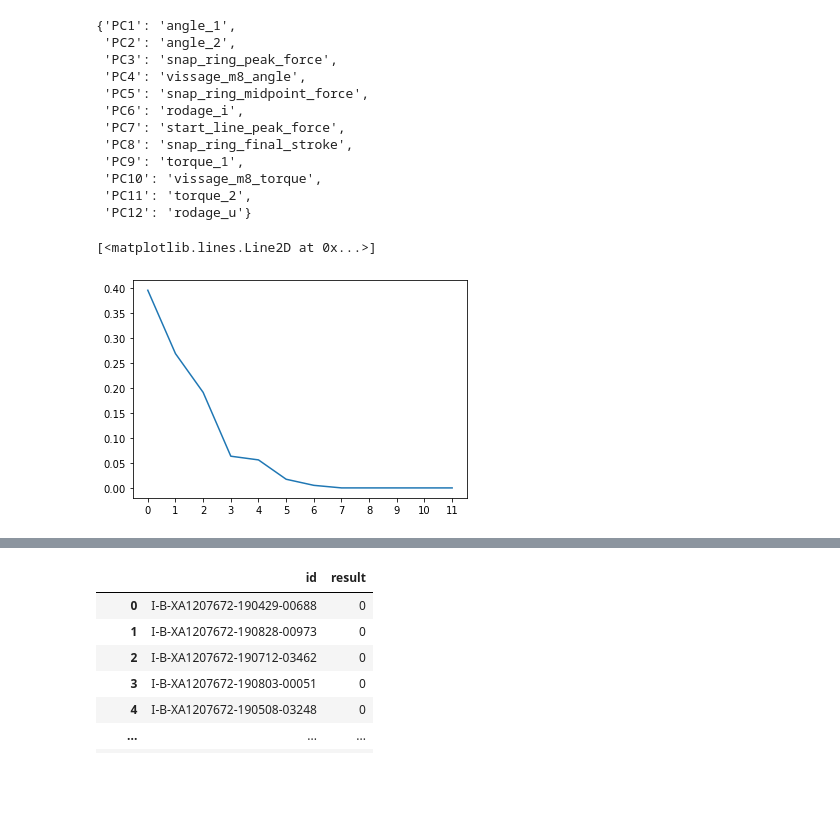
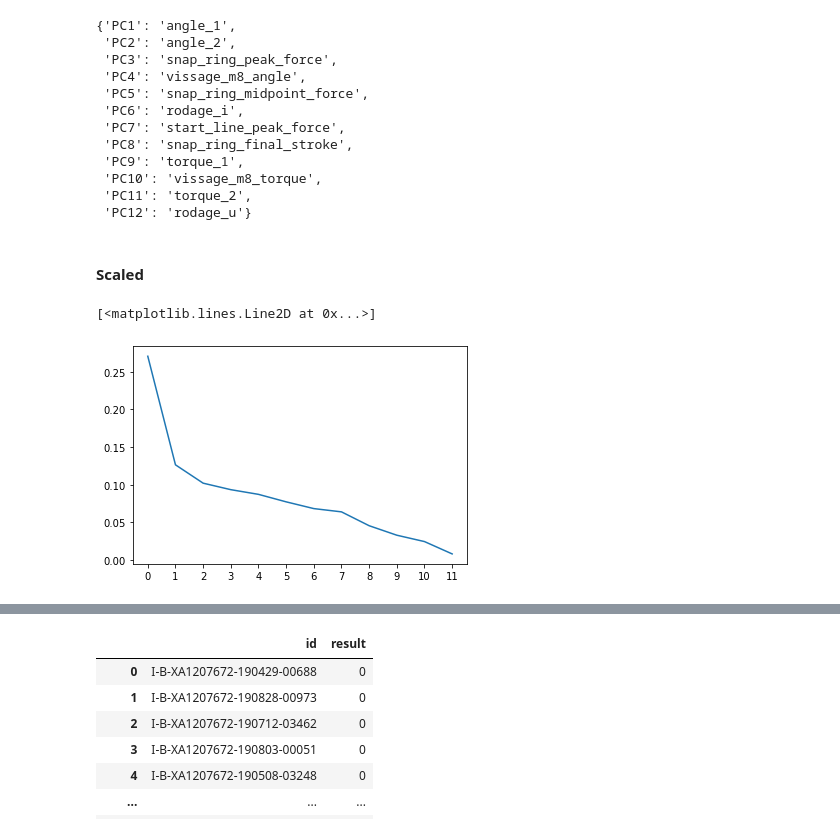
Before and after one commit to FABallemand/DefectPredictionOnProductionLines, a Jupyter notebook: data_analysis/data_analysis.ipynb, the cells around one changed output, grey strips where cells are left out. Saved outputs shown, nothing was run; the diff lists cells and outputs as text; code cells hidden in the pictures; blank space fills up the shorter version.

Commit message:
Completing data analysis

```diff
--- a/data_analysis/data_analysis.ipynb
+++ b/data_analysis/data_analysis.ipynb
@@ -230,15 +256,24 @@ dic
  'PC10': 'vissage_m8_torque',
  'PC11': 'torque_2',
  'PC12': 'rodage_u'}
+# %% [markdown]
+#### Scaled
 # %%
+# Create dataset for PCA
 train_input_pca_scale = train_input.copy() # Deep copy
 train_input_pca_scale = train_input_pca_scale[train_input_pca_scale.columns[~train_input_pca_scale.columns.isin(["id", "capuchon_insertion"])]]
-# scale data
-pca = PCA()
-pca.fit(train_input_pca)
-pca.explained_variance_ratio_
+
+# Scale data
+standard_scaler = StandardScaler(copy=False)
+standard_scaler.fit_transform(train_input_pca_scale)
+
+# PCA
+scaled_pca = PCA()
+scaled_pca.fit(train_input_pca_scale)
+
+scaled_pca.explained_variance_ratio_
 plt.xticks(range(12))
-plt.plot(range(12), pca.explained_variance_ratio_)
+plt.plot(range(12), scaled_pca.explained_variance_ratio_)
 # %% [output]
 [<matplotlib.lines.Line2D at 0x...>]
-[figure, old version]
+[figure, new version]
```
Also changed, not shown: parts of 26 cells of this notebook.
